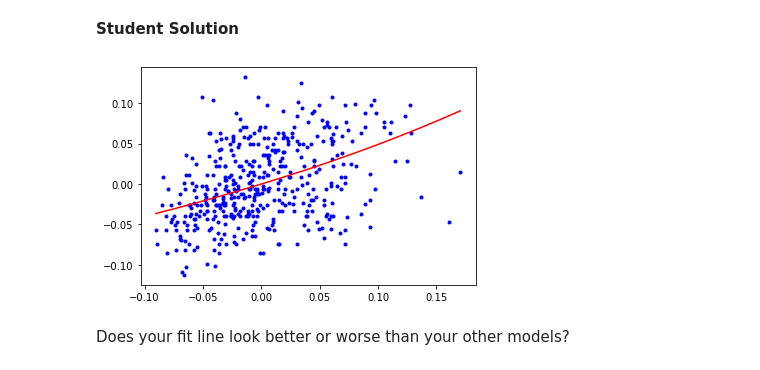
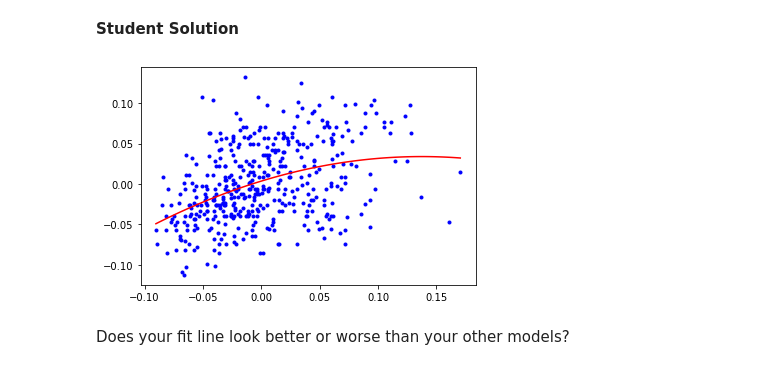
Before and after one commit to alfianAH/ml-resource, a Jupyter notebook: _11_Polynomial_Regression.ipynb, the cells around one changed output. Cells and saved outputs as stored; diff of their text form; code cells hidden in the pictures.

Commit message:
Change plotting in bayesian ridge

```diff
--- a/_11_Polynomial_Regression.ipynb
+++ b/_11_Polynomial_Regression.ipynb
@@ -586,36 +586,36 @@ from sklearn.linear_model import BayesianRidge
 import matplotlib.pyplot as plt
 from sklearn.linear_model import LinearRegression
 from sklearn.preprocessing import PolynomialFeatures
 
 # 10 degree Polynomial preprocessor
 pf = PolynomialFeatures(degree=10, include_bias=False)
 
 X = df['bmi']
 X = X.to_numpy().reshape(X.shape[0], 1)
 y = df['bp']
 y = y.to_numpy().reshape(y.shape[0], 1)
 
 # Fit and transform the bmi values
 X_poly = pf.fit_transform(X)
 
 bayesian_ridge = BayesianRidge()
 bayesian_ridge.fit(X_poly, y )
 
 X_line_fitted = np.linspace(X.min(), X.max(), num=100)
-y_line_fitted = elastic.intercept_
+y_line_fitted = bayesian_ridge.intercept_
 
 # For each exponent, raise the X value to that exponent and multiply it by the
 # appropriate coefficient
 for i in range(len(pf.powers_)):
     exponent = pf.powers_[i][0]
     y_line_fitted = y_line_fitted + \
-        bayesian_ridge.coef_[0] * (X_line_fitted**exponent)
+        bayesian_ridge.coef_[i] * (X_line_fitted**exponent)
 
 plt.plot(df['bmi'], df['bp'], 'b.')
 plt.plot(X_line_fitted, y_line_fitted, 'r-')
 plt.show()
 # %% [output]
-[figure, old version]
+[figure, new version]
 # %% [markdown]
 Does your fit line look better or worse than your other models?
 # %% [markdown]
```
